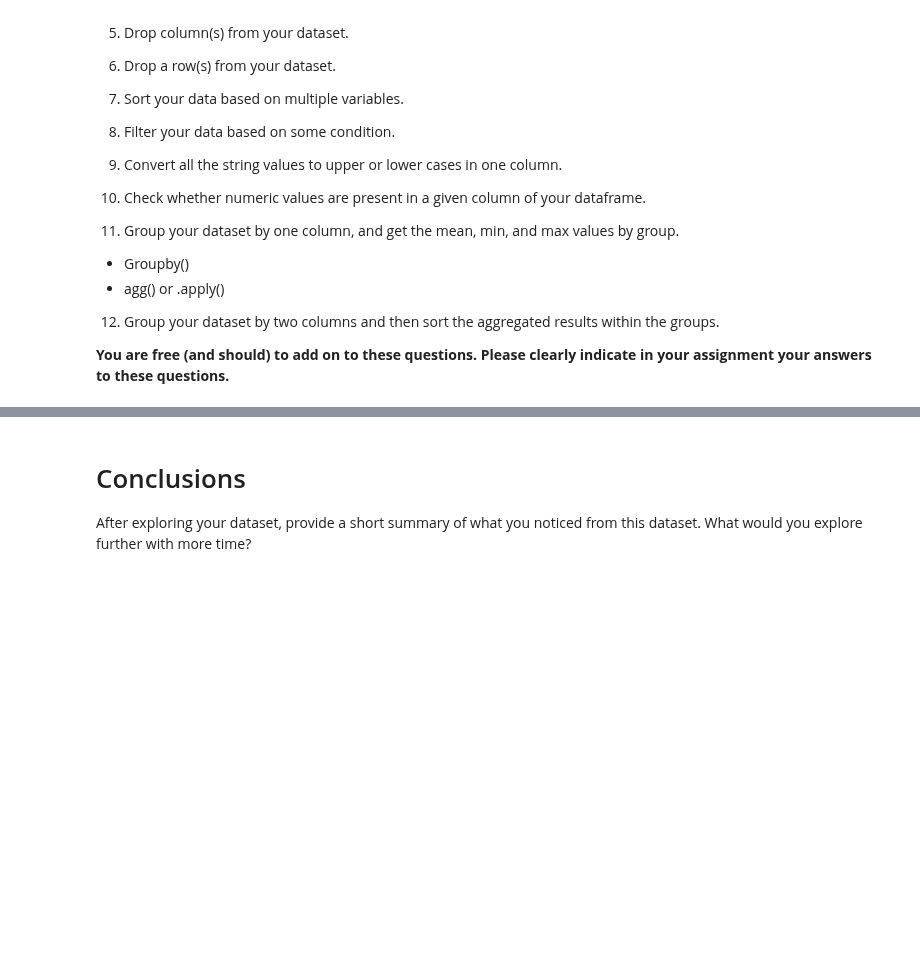
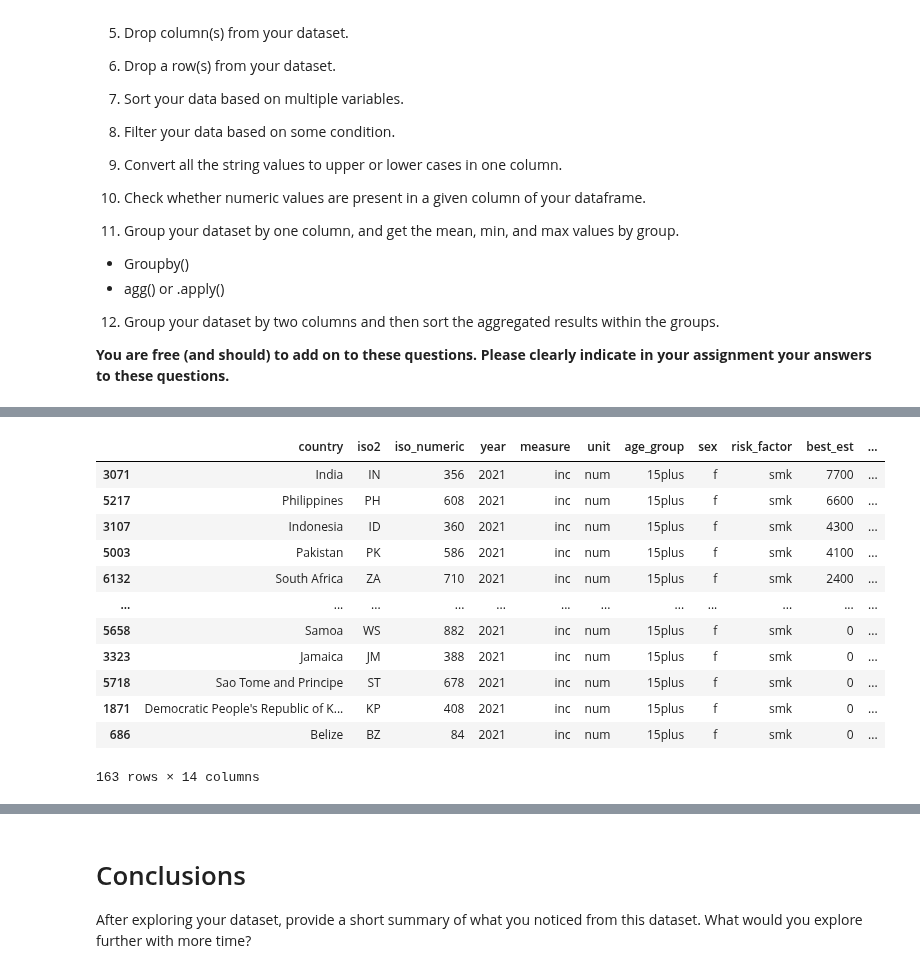
Before and after one commit to himalayahall/DATA602, a Jupyter notebook: 07_assignment.ipynb, the cells around one changed output, grey strips where cells are left out. Drawn from its saved outputs; the diff is of its cells as text; code cells hidden in the pictures; blank space fills up the shorter version.

```diff
--- a/07_assignment.ipynb
+++ b/07_assignment.ipynb
@@ -94,0 +204,4 @@ Create a subset of your original data and perform the following.
+# %%
+# 5 - drop column iso3 from dataset
+tb_ds = tb_ds.drop(columns=['iso3'])
+tb_ds.head()
@@ -94,0 +215,4 @@ Create a subset of your original data and perform the following.
+# %%
+# 6 - drop row 3 from dataset
+tb_ds = tb_ds.drop([3])
+tb_ds.head()
@@ -94,0 +226,4 @@ Create a subset of your original data and perform the following.
+# %%
+# 7 - Sort by country, age-group,
+tb_ds = tb_ds.sort_values(by=['country', 'age_group', 'best_est'])
+tb_ds.head()
@@ -94,0 +237,18 @@ Create a subset of your original data and perform the following.
+# %%
+# 8 - Filter/select data where the risk factor for females (sex=f) is smoking (risk_factor=smk)
+female_smoking = tb_ds[(tb_ds.sex =='f') & (tb_ds.risk_factor == 'smk')]
+female_smoking.sort_values(by=['best_est'], ascending=False)
+# %% [output]
+|  | country | iso2 | iso_numeric | year | measure | unit | age_group | sex | risk_factor | best_est | ... |
+| 3071 | India | IN | 356 | 2021 | inc | num | 15plus | f | smk | 7700 | ... |
+| 5217 | Philippines | PH | 608 | 2021 | inc | num | 15plus | f | smk | 6600 | ... |
+| 3107 | Indonesia | ID | 360 | 2021 | inc | num | 15plus | f | smk | 4300 | ... |
+| 5003 | Pakistan | PK | 586 | 2021 | inc | num | 15plus | f | smk | 4100 | ... |
+| 6132 | South Africa | ZA | 710 | 2021 | inc | num | 15plus | f | smk | 2400 | ... |
+| ... | ... | ... | ... | ... | ... | ... | ... | ... | ... | ... | ... |
+| 5658 | Samoa | WS | 882 | 2021 | inc | num | 15plus | f | smk | 0 | ... |
+| 3323 | Jamaica | JM | 388 | 2021 | inc | num | 15plus | f | smk | 0 | ... |
+| 5718 | Sao Tome and Principe | ST | 678 | 2021 | inc | num | 15plus | f | smk | 0 | ... |
+| 1871 | Democratic People's Republic of K... | KP | 408 | 2021 | inc | num | 15plus | f | smk | 0 | ... |
+| 686 | Belize | BZ | 84 | 2021 | inc | num | 15plus | f | smk | 0 | ... |
+163 rows × 14 columns
```
Also changed, not shown: parts of 11 cells of this notebook.
